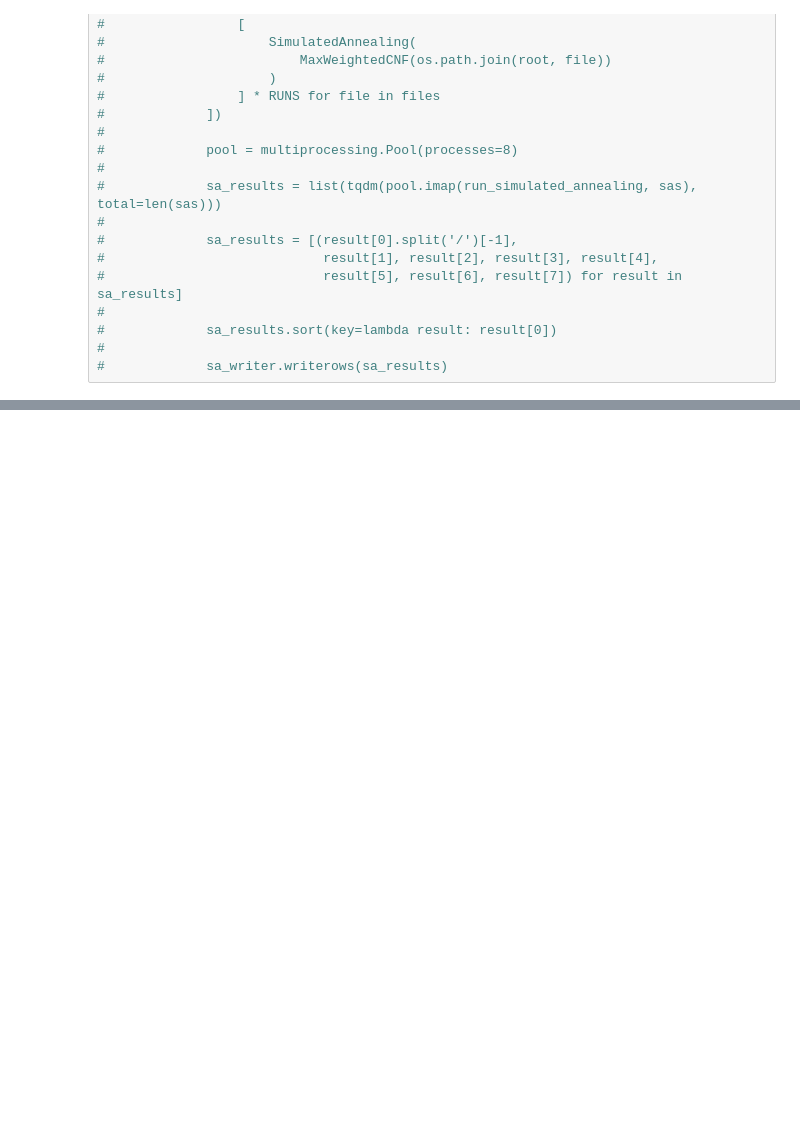
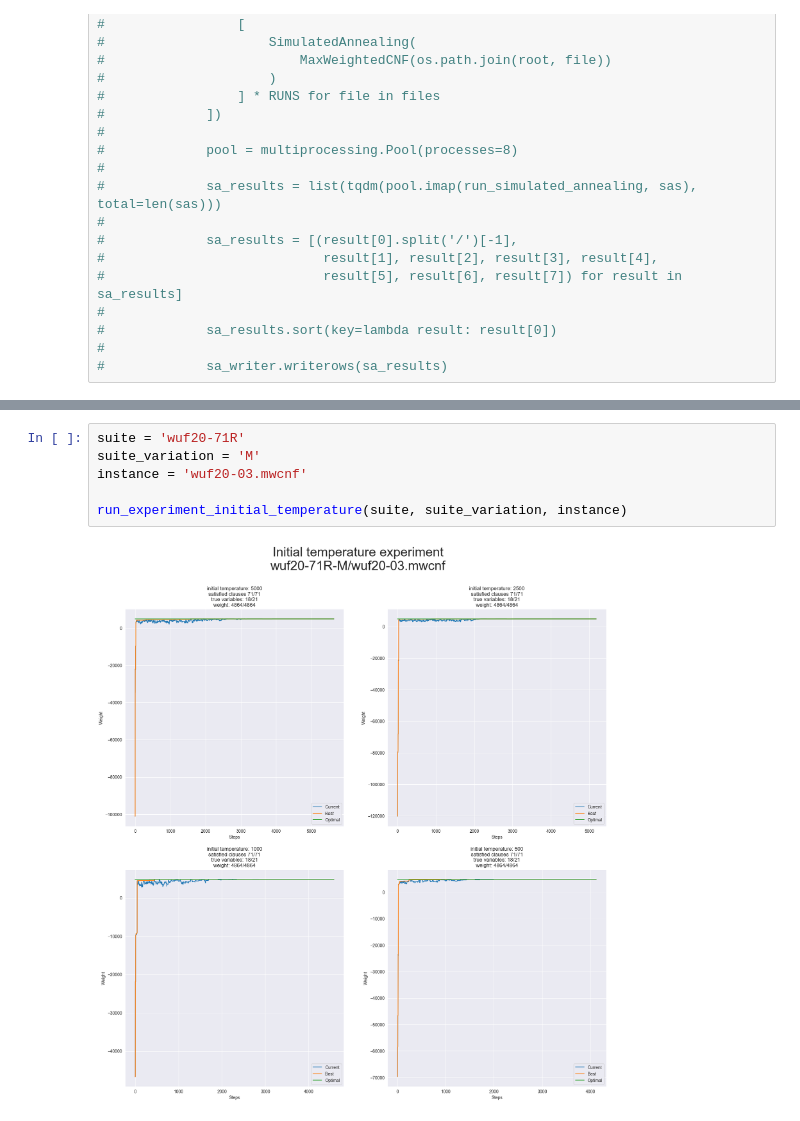
Before and after one commit to zapotocnylubos/ni-kop-heuristic, a Jupyter notebook: main.ipynb, the cells around one changed output, grey strips where cells are left out. Drawn from its saved outputs; the diff is of its cells as text; blank space fills up the shorter version.

Commit message:
fine tuning experiment for penalty

```diff
--- a/main.ipynb
+++ b/main.ipynb
@@ -137,3 +137,11 @@ def run_experiment_initial_temperature(suite, suite_variation, instance, initial
 
     fig.suptitle(f'Initial temperature experiment\n{suite}-{suite_variation}/{instance}', fontsize=30)
     #fig.tight_layout(pad=5, rect=[0, 0.03, 1, 0.95])
+# %%
+suite = 'wuf20-71R'
+suite_variation = 'M'
+instance = 'wuf20-03.mwcnf'
+
+run_experiment_initial_temperature(suite, suite_variation, instance)
+# %% [output]
+[figure, added]
```
Also changed, not shown: parts of 6 cells of this notebook, 1 other file.
